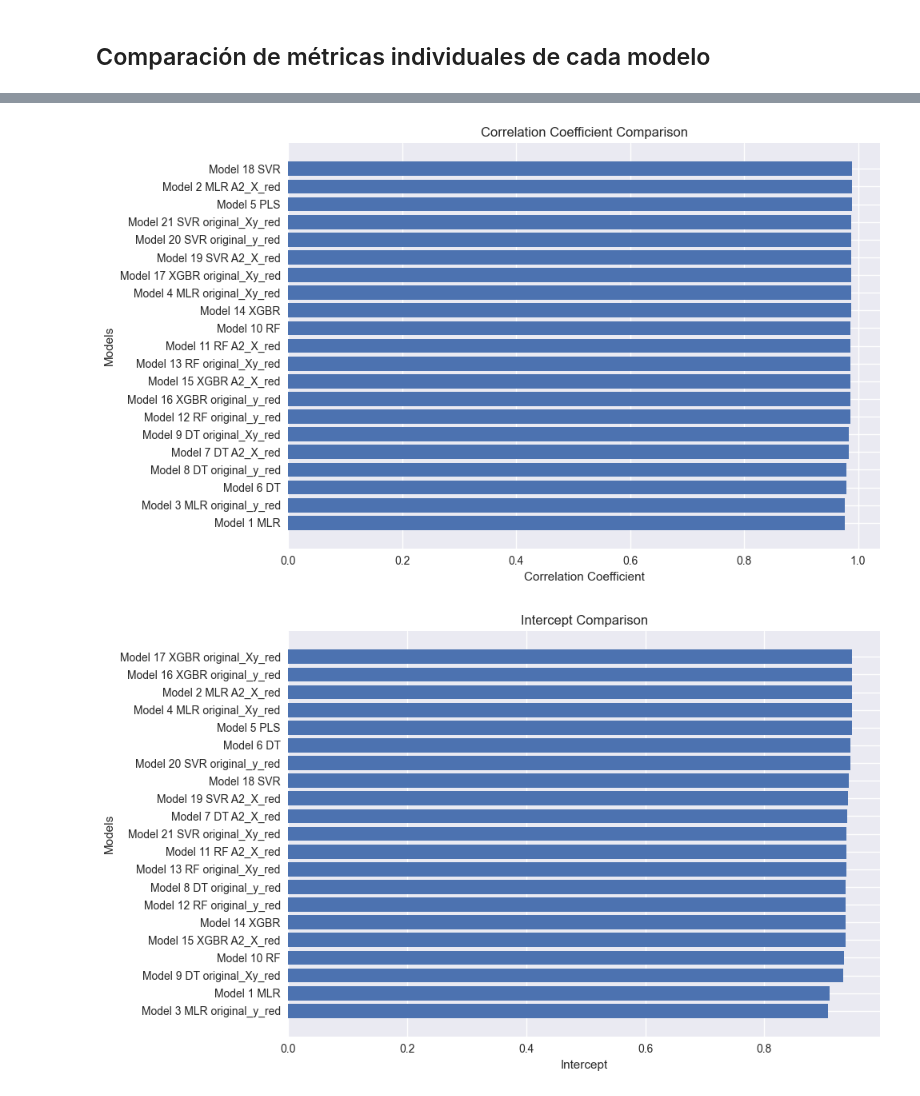
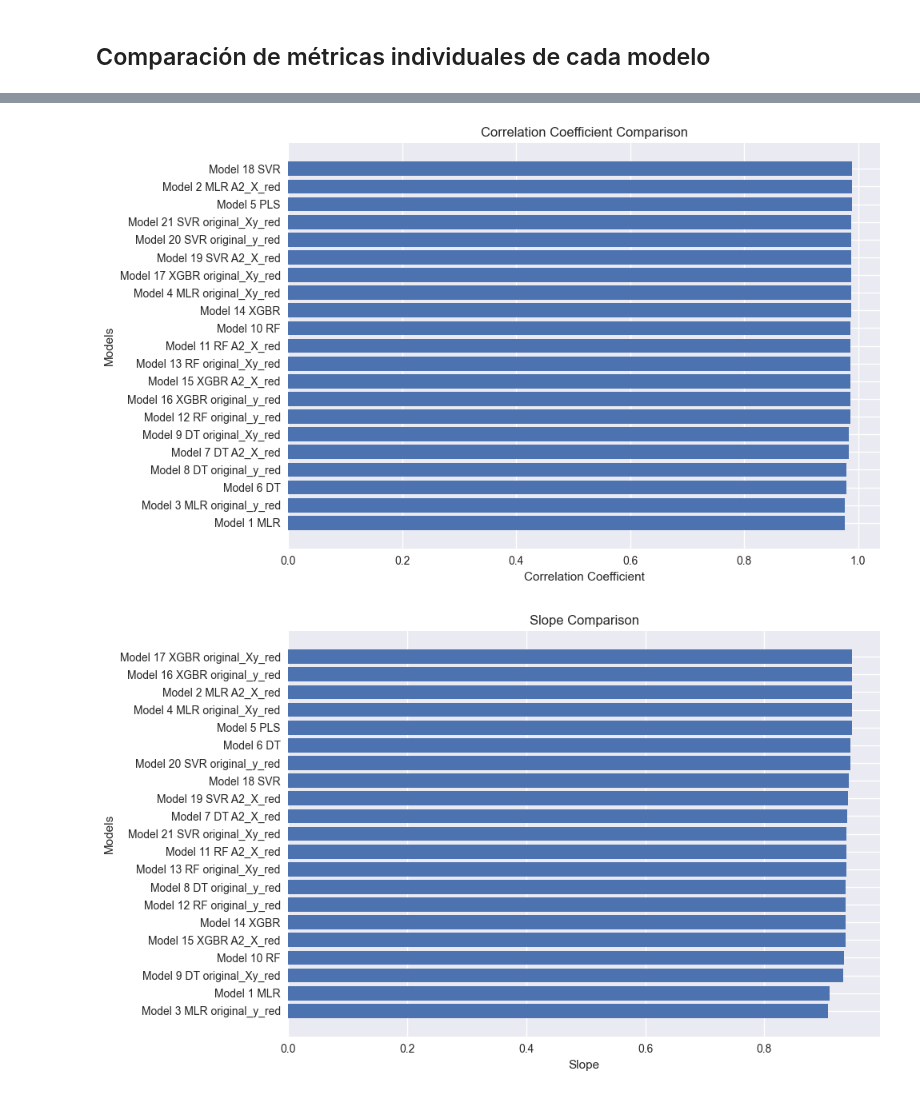
Before and after one commit to bernatsort/Therapy-Progress-Gait-Prediction, a Jupyter notebook: model_comparison.ipynb, the cells around one changed output, grey strips where cells are left out. Saved outputs shown, nothing was run; the diff lists cells and outputs as text; code cells hidden in the pictures.

Commit message:
no intercept but slope

```diff
--- a/model_comparison.ipynb
+++ b/model_comparison.ipynb
@@ -663,36 +663,36 @@ plt.barh(np.array(model_names)[corr_indices], np.array([corr_mlr_m1, corr_mlr_m2
                                                          corr_xgb_m14, corr_xgb_m15, corr_xgb_m16, corr_xgb_m17,
                                                          corr_svr_m18, corr_svr_m19, corr_svr_m20, corr_svr_m21])[corr_indices])
 plt.xlabel('Correlation Coefficient')
 plt.ylabel('Models')
 plt.title('Correlation Coefficient Comparison')
 plt.tight_layout()
 plt.show()
 
 # Sorting indices based on intercept in descending order
 intercept_indices = np.argsort([intercept_mlr_m1, intercept_mlr_m2, intercept_mlr_m3, intercept_mlr_m4,
                                 intercept_pls_m5,
                                 intercept_dt_m6, intercept_dt_m7, intercept_dt_m8, intercept_dt_m9,
                                 intercept_rf_m10, intercept_rf_m11, intercept_rf_m12, intercept_rf_m13,
                                 intercept_xgb_m14, intercept_xgb_m15, intercept_xgb_m16, intercept_xgb_m17,
                                 intercept_svr_m18, intercept_svr_m19, intercept_svr_m20, intercept_svr_m21])
 # Intercept plot
 plt.figure(figsize=(10, 6))
 plt.barh(np.array(model_names)[intercept_indices], np.array([intercept_mlr_m1, intercept_mlr_m2, intercept_mlr_m3, intercept_mlr_m4,
                                                              intercept_pls_m5,
                                                              intercept_dt_m6, intercept_dt_m7, intercept_dt_m8, intercept_dt_m9,
                                                              intercept_rf_m10, intercept_rf_m11, intercept_rf_m12, intercept_rf_m13,
                                                              intercept_xgb_m14, intercept_xgb_m15, intercept_xgb_m16, intercept_xgb_m17,
                                                              intercept_svr_m18, intercept_svr_m19, intercept_svr_m20, intercept_svr_m21])[intercept_indices])
-plt.xlabel('Intercept')
+plt.xlabel('Slope')
 plt.ylabel('Models')
-plt.title('Intercept Comparison')
+plt.title('Slope Comparison')
 plt.tight_layout()
 plt.show()
 # %% [output]
 [figure]
 [figure]
 [figure]
-[figure, old version]
+[figure, new version]
 # %%
 # Sorting indices based on RMSE in ascending order
 rmse_indices = np.argsort([rmse_mlr_m1, rmse_mlr_m2, rmse_mlr_m3, rmse_mlr_m4,
```
Also changed, not shown: parts of 1 cell of this notebook.
